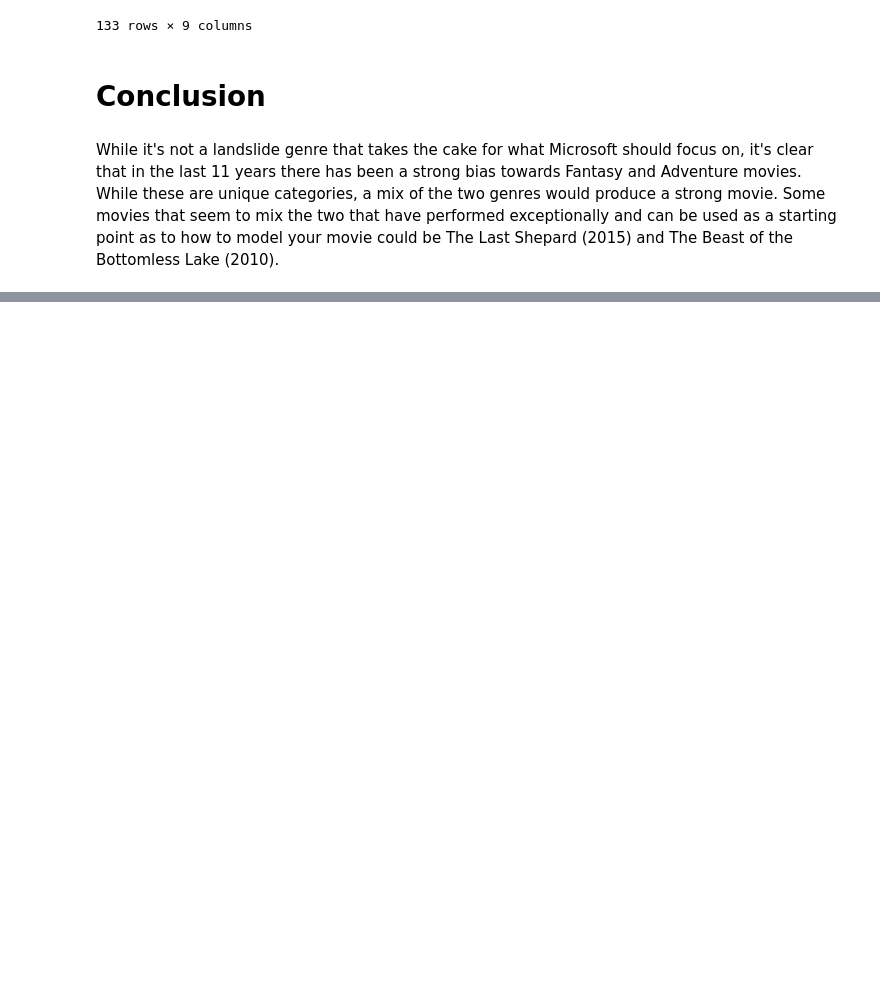
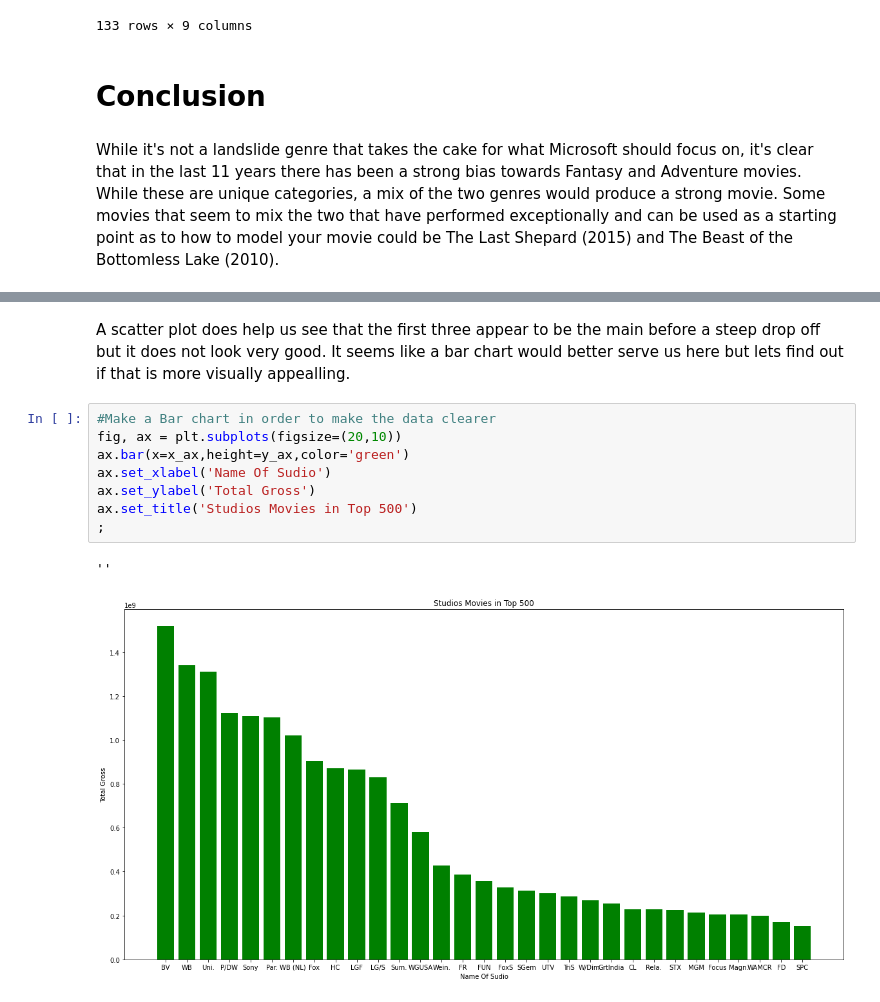
Before and after one commit to meowkaiser/STRONGEST_Project1, a Jupyter notebook: Final_notebook.ipynb, the cells around one changed output, grey strips where cells are left out. Drawn from its saved outputs; the diff is of its cells as text; blank space fills up the shorter version.

```diff
--- a/Final_notebook.ipynb
+++ b/Final_notebook.ipynb
@@ -373,0 +537,13 @@ While it's not a landslide genre that takes the cake for what Microsoft should f
+# %% [markdown]
+A scatter plot does help us see that the first three appear to be the main before a steep drop off but it does not look very good. It seems like a bar chart would better serve us here but lets find out if that is more visually appealling.
+# %%
+#Make a Bar chart in order to make the data clearer
+fig, ax = plt.subplots(figsize=(20,10))
+ax.bar(x=x_ax,height=y_ax,color='green')
+ax.set_xlabel('Name Of Sudio')
+ax.set_ylabel('Total Gross')
+ax.set_title('Studios Movies in Top 500')
+;
+# %% [output]
+''
+[figure, added]
```
Also changed, not shown: parts of 124 cells of this notebook.
